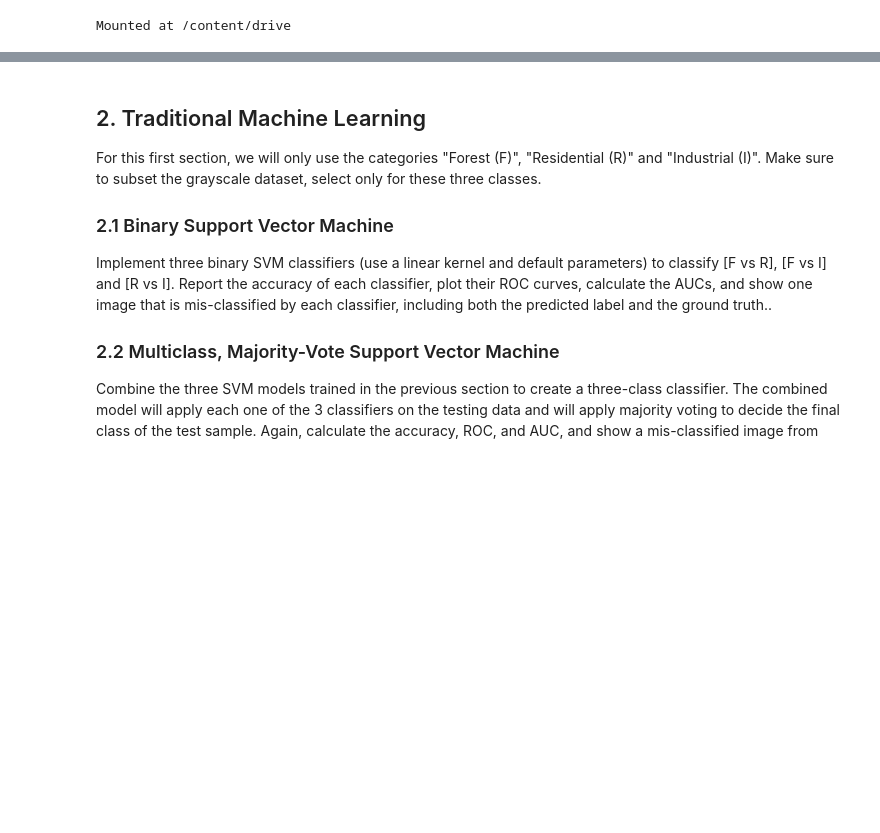
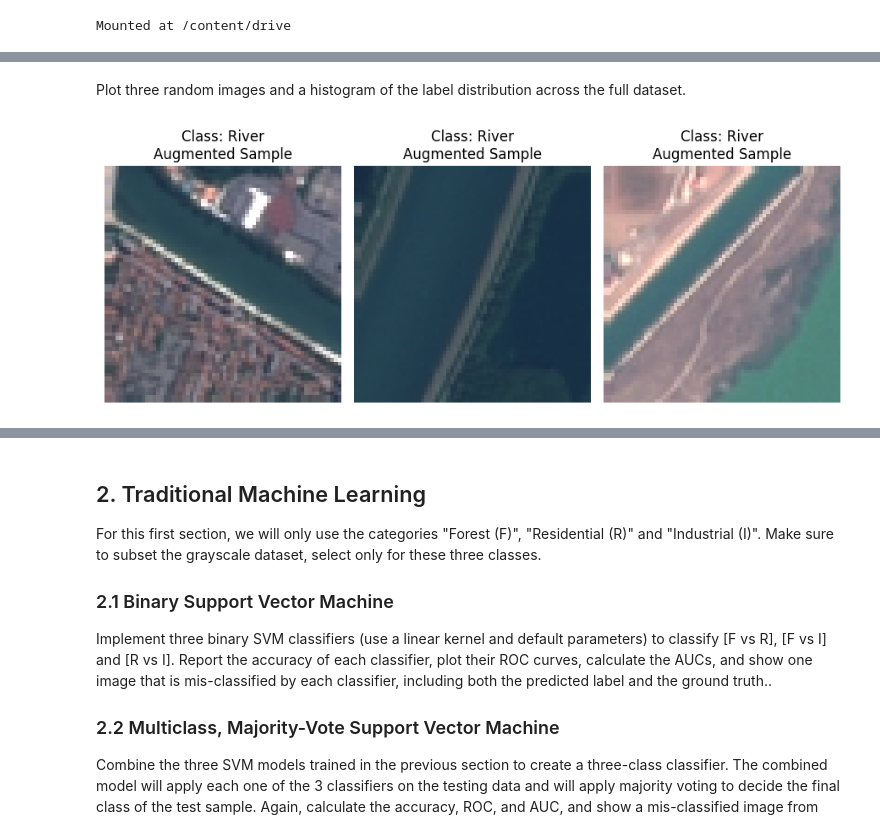
Before and after one commit to junyi2022/musa-650-remote-sensing, a Jupyter notebook: assignments/HW4/HW4.ipynb, the cells around one changed output, grey strips where cells are left out. Cells and saved outputs as stored; diff of their text form; code cells hidden in the pictures; blank space fills up the shorter version.

```diff
--- a/assignments/HW4/HW4.ipynb
+++ b/assignments/HW4/HW4.ipynb
@@ -62,0 +105,30 @@ Lastly, create a grayscale version of this dataset. You will use this for the tr
+# %%
+# Initialize data structures
+x = []  # Flattened images (n_samples × 12288)
+y = []  # Class labels (n_samples,)
+class_names = []
+
+# Process each class
+for class_idx, class_name in enumerate(classes):
+    class_dir = os.path.join(dataset_path, class_name)
+    image_files = [f for f in os.listdir(class_dir) if f.lower().endswith(('.jpg'))]
+
+    # Process images with progress bar
+    for img_file in tqdm(image_files, desc=f'Loading {class_name}'):
+        img_path = os.path.join(class_dir, img_file)
+
+        # Load, convert to array, and flatten
+        img = np.array(Image.open(img_path))  # Shape (64, 64, 3)
+        x.append(img.reshape(-1))  # Flatten to (12288,)
+        y.append(class_idx)
+
+    class_names.append(class_name)
+
+# Convert to NumPy arrays
+x = np.array(x, dtype=np.uint8)  # Shape (n_samples, 12288)
+y = np.array(y)  # Shape (n_samples,)
+
+# Verify shapes
+print(f"Image data shape: {x.shape}")
+print(f"Labels shape: {y.shape}")
+print("Class mappings:", {i: name for i, name in enumerate(class_names)})
@@ -62,0 +204,16 @@ Lastly, create a grayscale version of this dataset. You will use this for the tr
+# %% [markdown]
+Plot three random images and a histogram of the label distribution across the full dataset.
+# %%
+# Plot 3 random augmented images
+plt.figure(figsize=(9, 4))
+for i in range(3):
+    idx = random.randint(len(x), len(x_aug)-1)  # Select from augmented portion
+    img = x_aug[idx].reshape(64, 64, 3)
+    plt.subplot(1, 3, i+1)
+    plt.imshow(img)
+    plt.title(f"Class: {class_names[y_aug[idx]]}\nAugmented Sample")
+    plt.axis('off')
+plt.tight_layout()
+plt.show()
+# %% [output]
+[figure, added]
```
Also changed, not shown: parts of 19 cells of this notebook.
